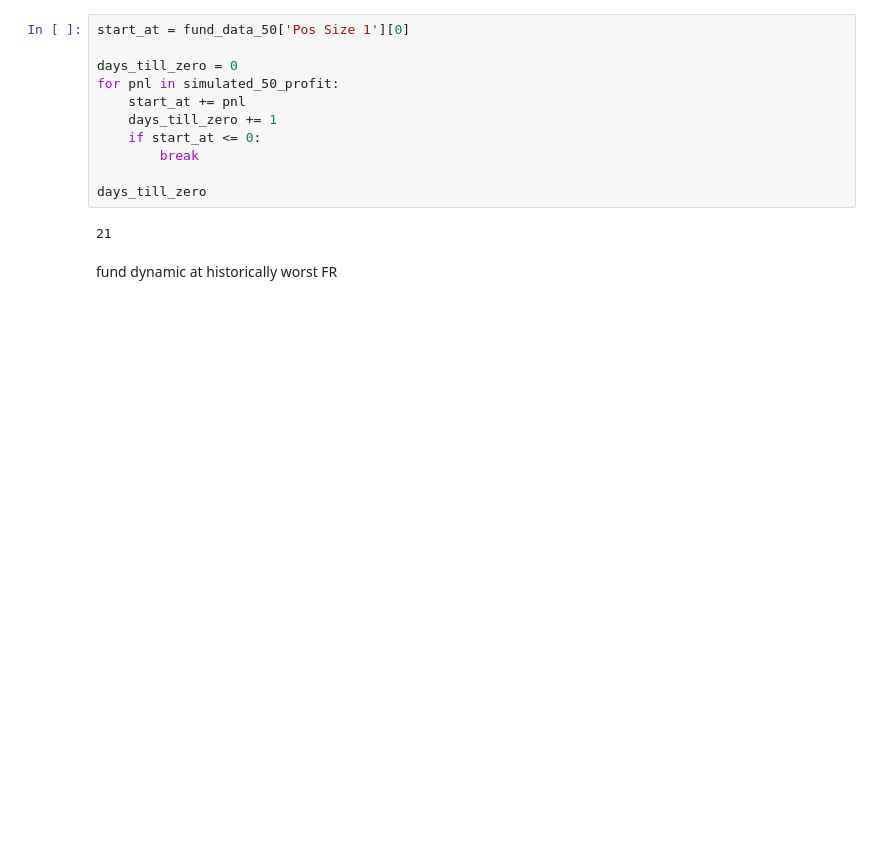
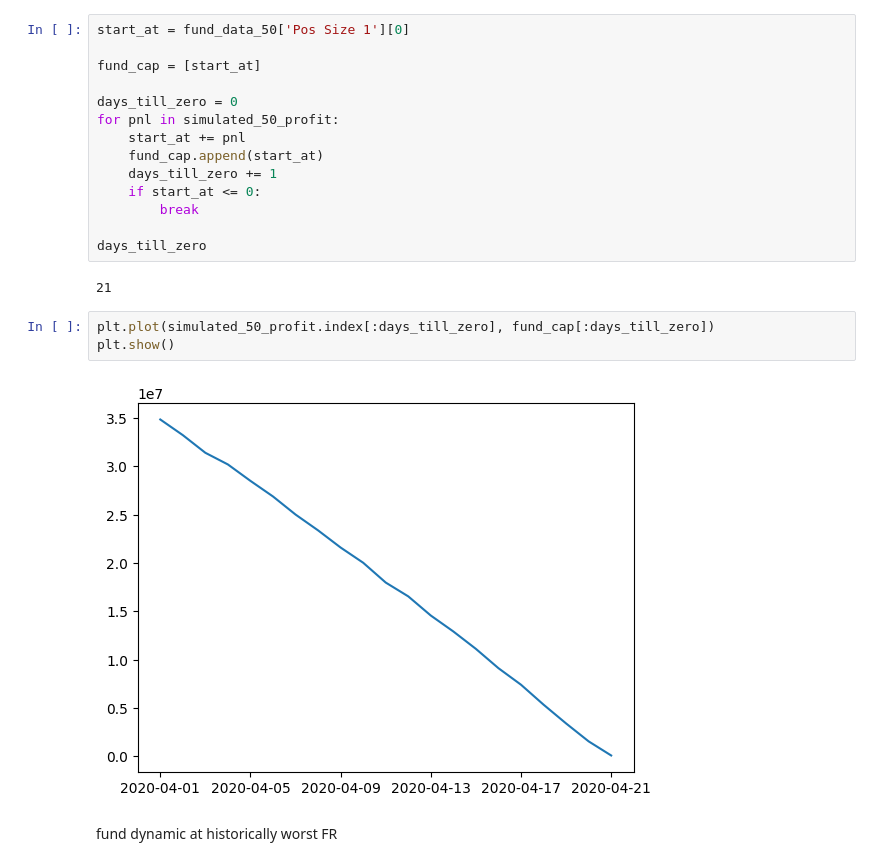
Before and after one commit to immortal16/OpenDeltaDeliverables, a Jupyter notebook: 2_2_simulations.ipynb, the cells around one changed output. Cells and saved outputs as stored; diff of their text form; blank space fills up the shorter version.

```diff
--- a/2_2_simulations.ipynb
+++ b/2_2_simulations.ipynb
@@ -207,9 +215,12 @@ simulated_50_profit.plot()
 # %%
 start_at = fund_data_50['Pos Size 1'][0]
+
+fund_cap = [start_at]
 
 days_till_zero = 0
 for pnl in simulated_50_profit:
     start_at += pnl
+    fund_cap.append(start_at)
     days_till_zero += 1
     if start_at <= 0:
         break
@@ -217,6 +228,11 @@ for pnl in simulated_50_profit:
 days_till_zero
 # %% [output]
 21
+# %%
+plt.plot(simulated_50_profit.index[:days_till_zero], fund_cap[:days_till_zero])
+plt.show()
+# %% [output]
+[figure, added]
 # %% [markdown]
 fund dynamic at historically worst FR
 # %%
```
Also changed, not shown: parts of 12 cells of this notebook.
